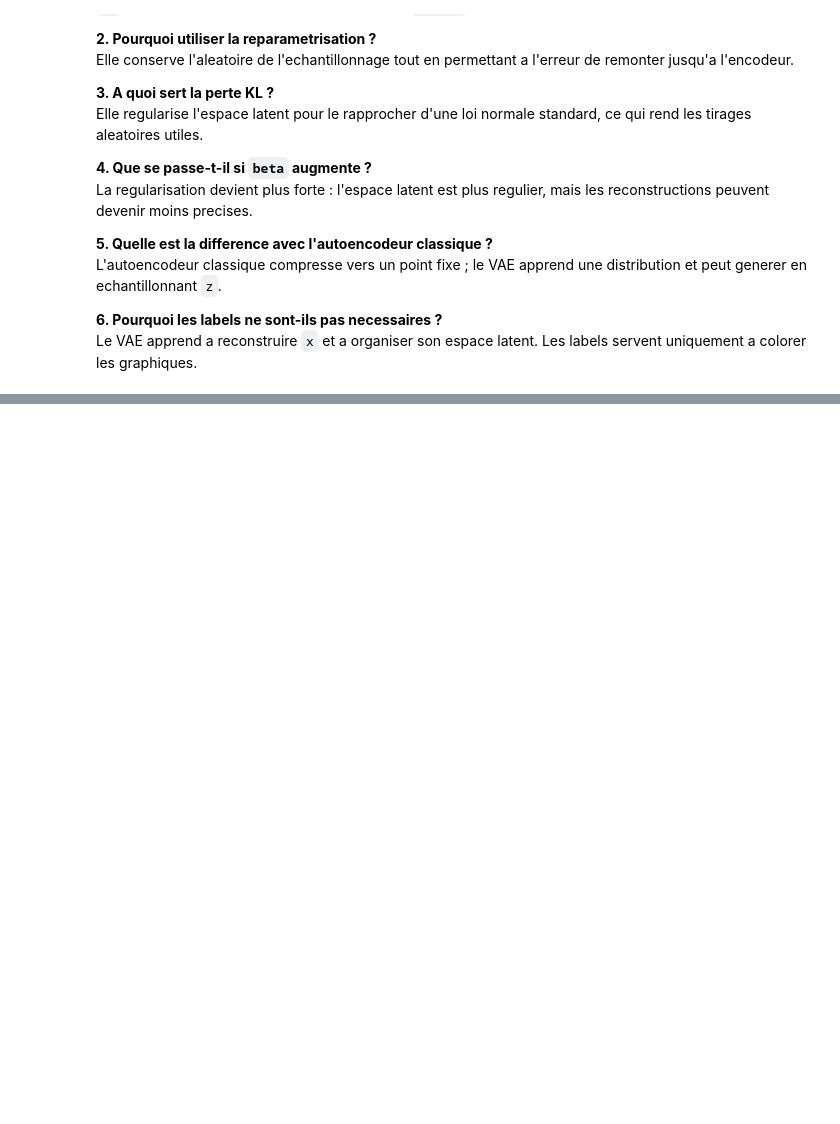
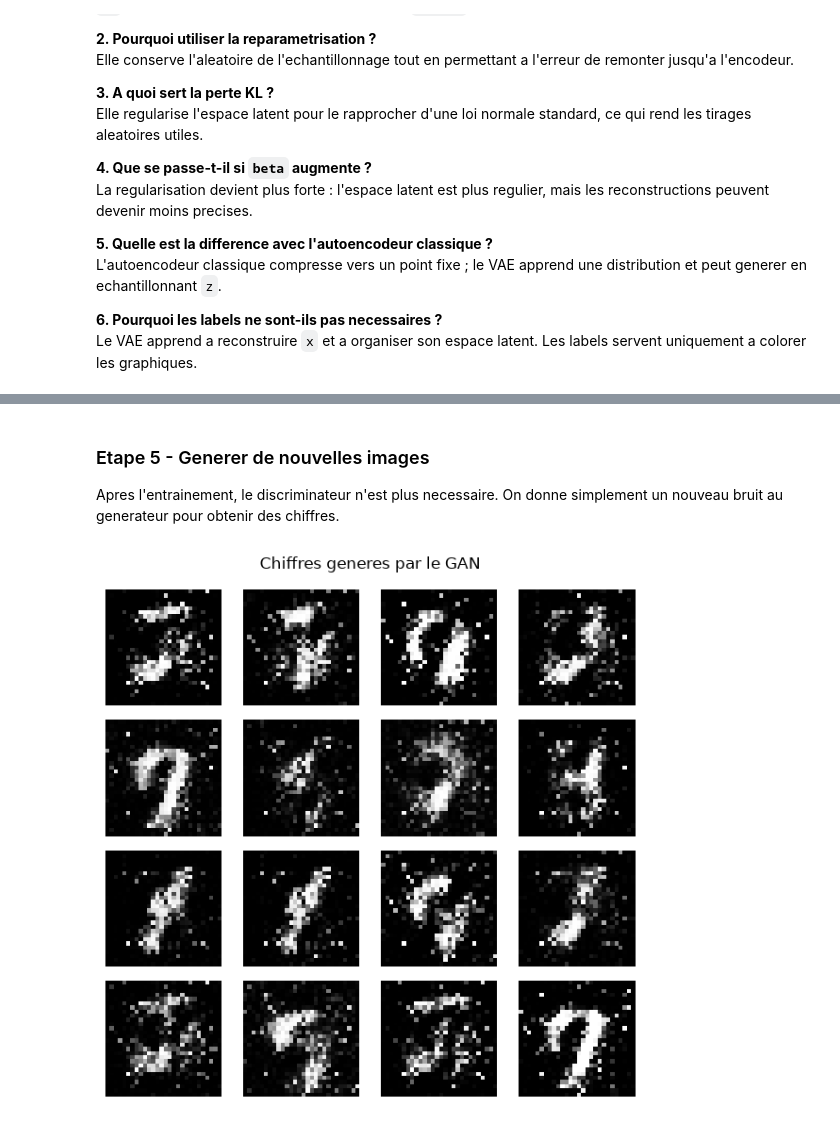
Before and after one commit to Hiba-Benyassine/Modeles_generatifs, a Jupyter notebook: lab.ipynb, the cells around one changed output, grey strips where cells are left out. Saved outputs shown, nothing was run; the diff lists cells and outputs as text; code cells hidden in the pictures; blank space fills up the shorter version.

```diff
--- a/lab.ipynb
+++ b/lab.ipynb
@@ -503,0 +551,16 @@ Le VAE apprend a reconstruire `x` et a organiser son espace latent. Les labels s
+# %%
+gan_transform = transforms.Compose([
+    transforms.ToTensor(),
+    transforms.Normalize((0.5,), (0.5,)),
+])
+
+gan_dataset = datasets.MNIST(
+    root="./data",
+    train=True,
+    download=True,
+    transform=gan_transform,
+)
+gan_loader = DataLoader(gan_dataset, batch_size=128, shuffle=True)
+
+latent_dim = 100
+image_dim = 28 * 28
@@ -503,0 +631,4 @@ Le VAE apprend a reconstruire `x` et a organiser son espace latent. Les labels s
+# %%
+gan_criterion = nn.BCEWithLogitsLoss()
+gan_optimizer_g = torch.optim.Adam(generator.parameters(), lr=2e-4, betas=(0.5, 0.999))
+gan_optimizer_d = torch.optim.Adam(discriminator.parameters(), lr=2e-4, betas=(0.5, 0.999))
@@ -503,0 +690,19 @@ Le VAE apprend a reconstruire `x` et a organiser son espace latent. Les labels s
+# %% [markdown]
+### Etape 5 - Generer de nouvelles images
+
+Apres l'entrainement, le discriminateur n'est plus necessaire. On donne simplement un nouveau bruit au generateur pour obtenir des chiffres.
+# %%
+generator.eval()
+with torch.no_grad():
+    generated = generator(torch.randn(16, latent_dim, device=device))
+    generated = ((generated.view(-1, 1, 28, 28) + 1) / 2).clamp(0, 1).cpu()
+
+fig, axes = plt.subplots(4, 4, figsize=(6, 6))
+for ax, image in zip(axes.flat, generated):
+    ax.imshow(image.squeeze(0), cmap="gray", vmin=0, vmax=1)
+    ax.axis("off")
+plt.suptitle("Chiffres generes par le GAN")
+plt.tight_layout()
+plt.show()
+# %% [output]
+[figure, added]
```
Also changed, not shown: parts of 21 cells of this notebook.
